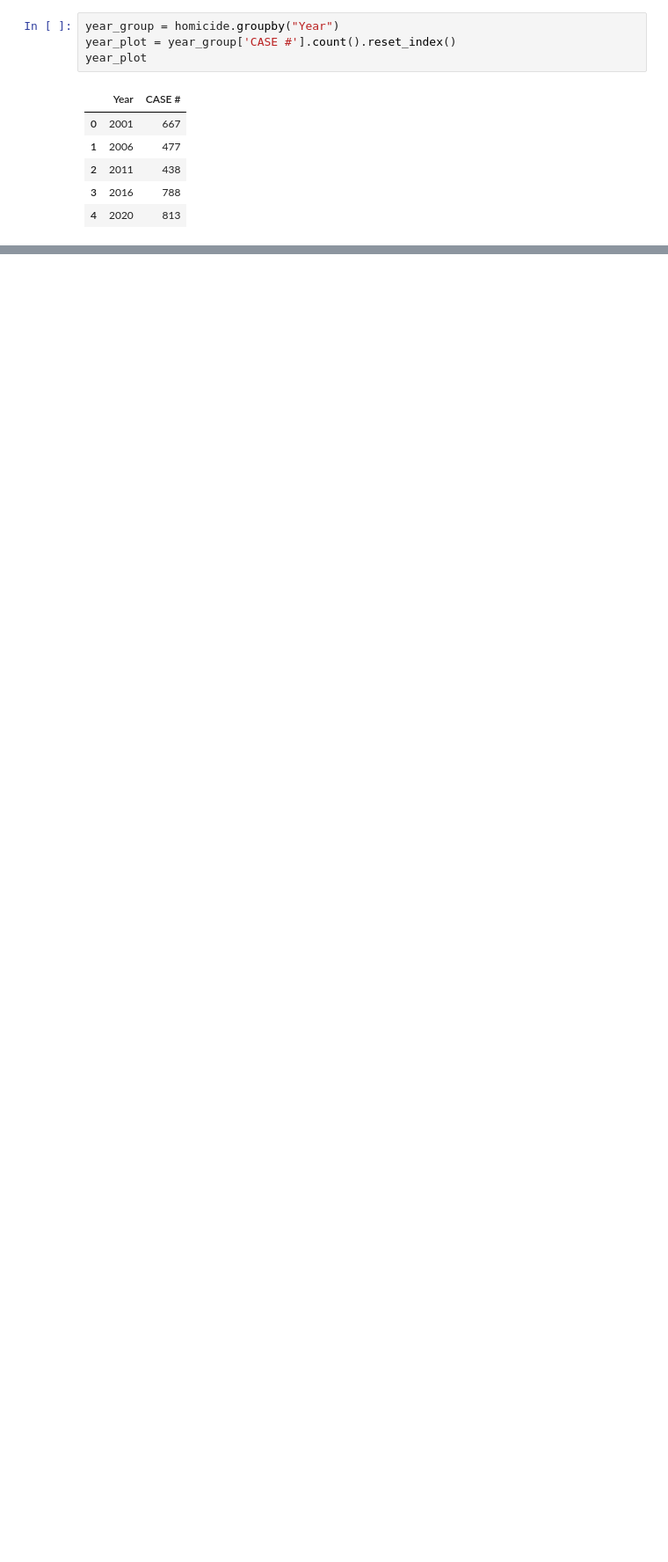
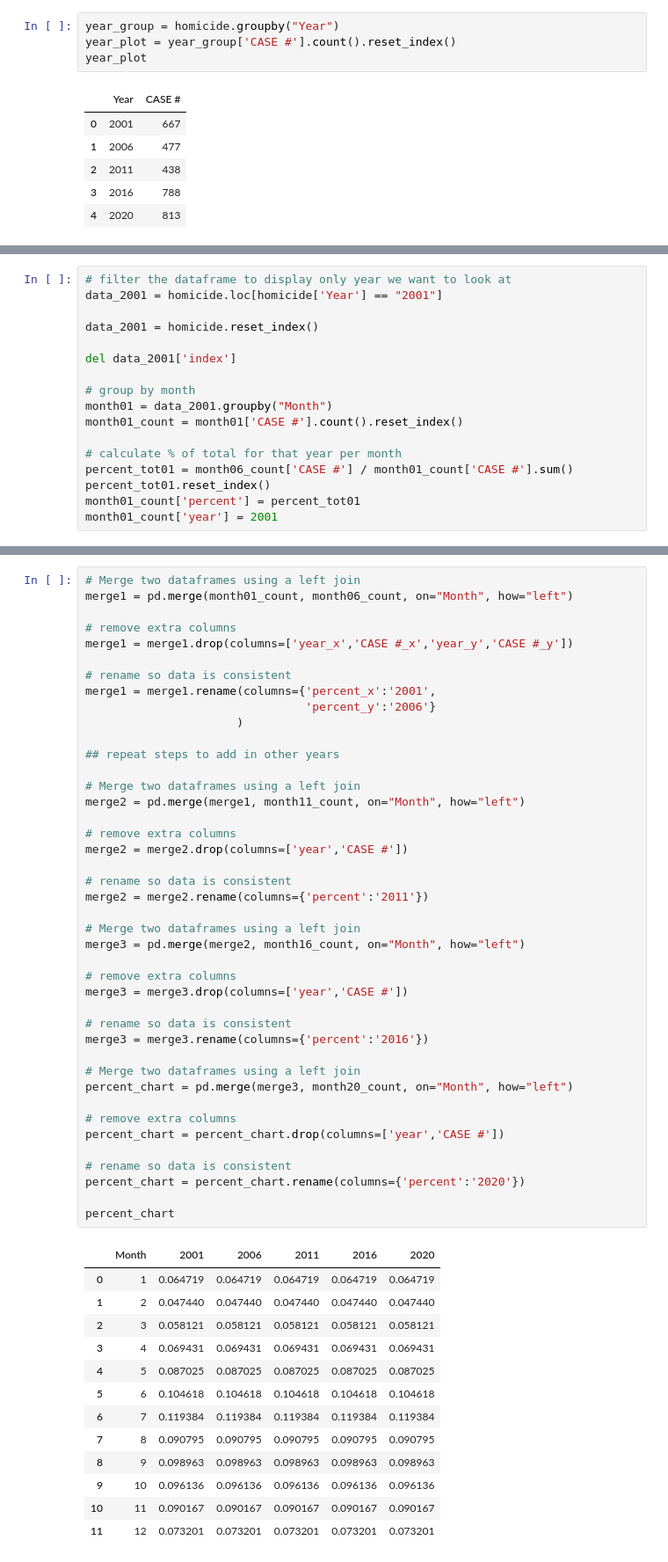
Before and after one commit to mcanad4/butler-groupC-project1, a Jupyter notebook: Base_Graphs.ipynb, the cells around one changed output, grey strips where cells are left out. Shown at 88% size. Saved outputs shown, nothing was run; the diff lists cells and outputs as text; blank space fills up the shorter version.

```diff
--- a/Base_Graphs.ipynb
+++ b/Base_Graphs.ipynb
@@ -50,0 +194,17 @@ Text(0, 0.5, 'Number of Homicides')
+# %%
+# filter the dataframe to display only year we want to look at
+data_2001 = homicide.loc[homicide['Year'] == "2001"]
+
+data_2001 = homicide.reset_index()
+
+del data_2001['index']
+
+# group by month
+month01 = data_2001.groupby("Month")
+month01_count = month01['CASE #'].count().reset_index()
+
+# calculate % of total for that year per month
+percent_tot01 = month06_count['CASE #'] / month01_count['CASE #'].sum()
+percent_tot01.reset_index()
+month01_count['percent'] = percent_tot01
+month01_count['year'] = 2001
@@ -50,0 +224,56 @@ Text(0, 0.5, 'Number of Homicides')
+# %%
+# Merge two dataframes using a left join
+merge1 = pd.merge(month01_count, month06_count, on="Month", how="left")
+
+# remove extra columns
+merge1 = merge1.drop(columns=['year_x','CASE #_x','year_y','CASE #_y'])
+
+# rename so data is consistent
+merge1 = merge1.rename(columns={'percent_x':'2001',
+                                'percent_y':'2006'}
+                      )
+
+## repeat steps to add in other years
+
+# Merge two dataframes using a left join
+merge2 = pd.merge(merge1, month11_count, on="Month", how="left")
+
+# remove extra columns
+merge2 = merge2.drop(columns=['year','CASE #'])
+
+# rename so data is consistent
+merge2 = merge2.rename(columns={'percent':'2011'})
+
+# Merge two dataframes using a left join
+merge3 = pd.merge(merge2, month16_count, on="Month", how="left")
+
+# remove extra columns
+merge3 = merge3.drop(columns=['year','CASE #'])
+
+# rename so data is consistent
+merge3 = merge3.rename(columns={'percent':'2016'})
+
+# Merge two dataframes using a left join
+percent_chart = pd.merge(merge3, month20_count, on="Month", how="left")
+
+# remove extra columns
+percent_chart = percent_chart.drop(columns=['year','CASE #'])
+
+# rename so data is consistent
+percent_chart = percent_chart.rename(columns={'percent':'2020'})
+
+percent_chart
+# %% [output]
+|  | Month | 2001 | 2006 | 2011 | 2016 | 2020 |
+| 0 | 1 | 0.064719 | 0.064719 | 0.064719 | 0.064719 | 0.064719 |
+| 1 | 2 | 0.047440 | 0.047440 | 0.047440 | 0.047440 | 0.047440 |
+| 2 | 3 | 0.058121 | 0.058121 | 0.058121 | 0.058121 | 0.058121 |
+| 3 | 4 | 0.069431 | 0.069431 | 0.069431 | 0.069431 | 0.069431 |
+| 4 | 5 | 0.087025 | 0.087025 | 0.087025 | 0.087025 | 0.087025 |
+| 5 | 6 | 0.104618 | 0.104618 | 0.104618 | 0.104618 | 0.104618 |
+| 6 | 7 | 0.119384 | 0.119384 | 0.119384 | 0.119384 | 0.119384 |
+| 7 | 8 | 0.090795 | 0.090795 | 0.090795 | 0.090795 | 0.090795 |
+| 8 | 9 | 0.098963 | 0.098963 | 0.098963 | 0.098963 | 0.098963 |
+| 9 | 10 | 0.096136 | 0.096136 | 0.096136 | 0.096136 | 0.096136 |
+| 10 | 11 | 0.090167 | 0.090167 | 0.090167 | 0.090167 | 0.090167 |
+| 11 | 12 | 0.073201 | 0.073201 | 0.073201 | 0.073201 | 0.073201 |
```
Also changed, not shown: parts of 12 cells of this notebook, 2 other files.
